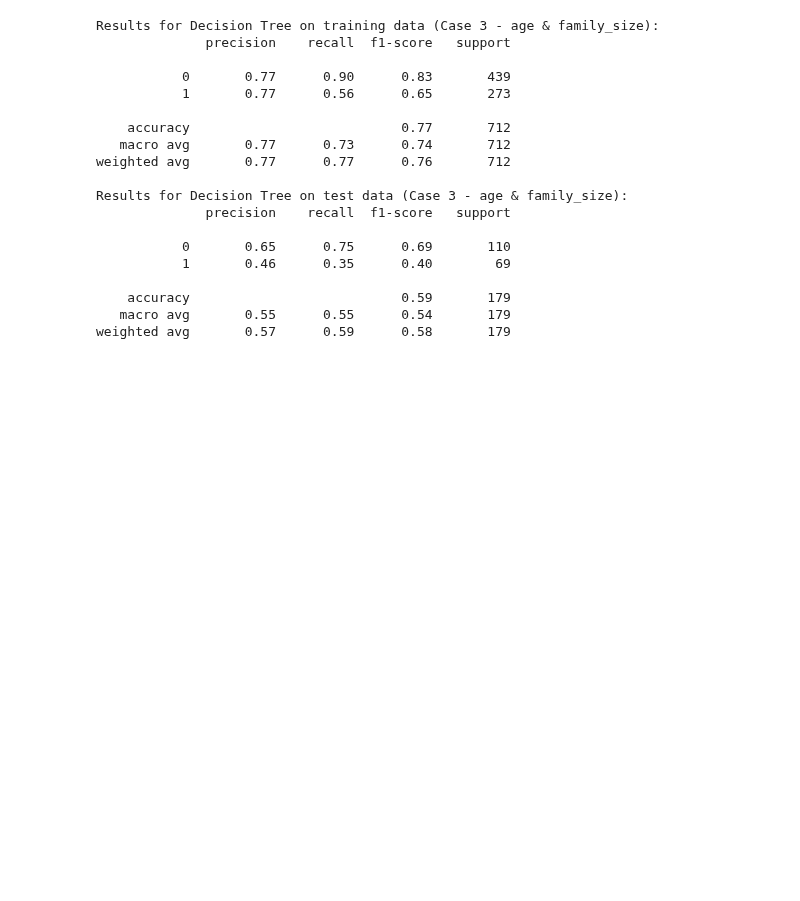
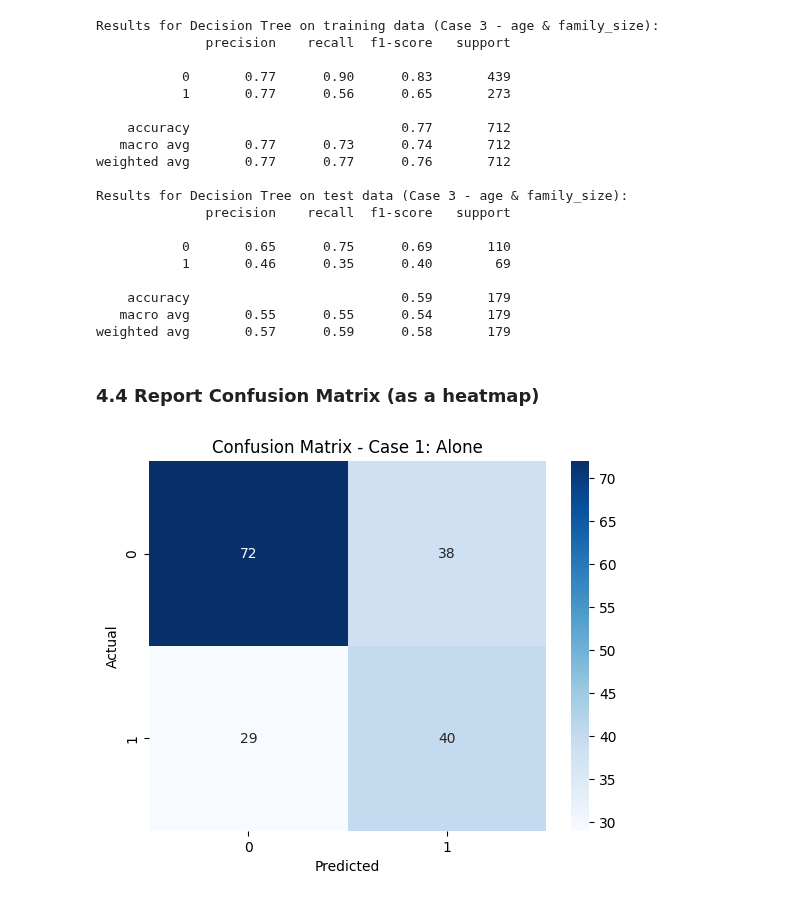
Before and after one commit to DMill31/applied-ml-miller, a Jupyter notebook: notebooks/project03/ml03_miller.ipynb, the cells around one changed output. Cells and saved outputs as stored; diff of their text form; code cells hidden in the pictures; blank space fills up the shorter version.

Commit message:
Added confusion matrices to p3

```diff
--- a/notebooks/project03/ml03_miller.ipynb
+++ b/notebooks/project03/ml03_miller.ipynb
@@ -273,3 +273,17 @@ Results for Decision Tree on test data (Case 3 - age & family_size):
     accuracy                           0.59       179
    macro avg       0.55      0.55      0.54       179
 weighted avg       0.57      0.59      0.58       179
+# %% [markdown]
+### 4.4 Report Confusion Matrix (as a heatmap)
+# %%
+# Create a confusion matrix for test predictions of Case 1
+cm1 = confusion_matrix(y1_test, y1_test_pred)
+
+# Plot confusion matrix as heatmap
+sns.heatmap(cm1, annot=True, cmap="Blues")
+plt.title("Confusion Matrix - Case 1: Alone")
+plt.xlabel("Predicted")
+plt.ylabel("Actual")
+plt.show()
+# %% [output]
+[figure, added]
```
Also changed, not shown: parts of 2 cells of this notebook.
